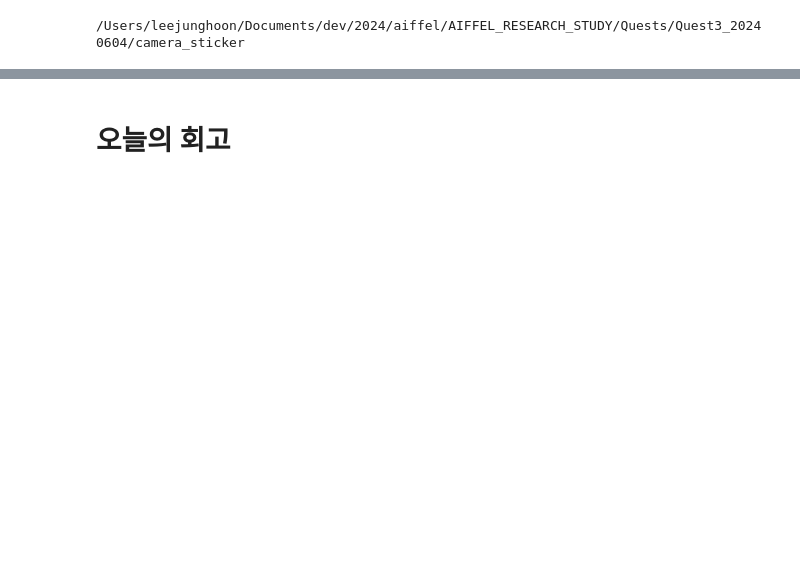
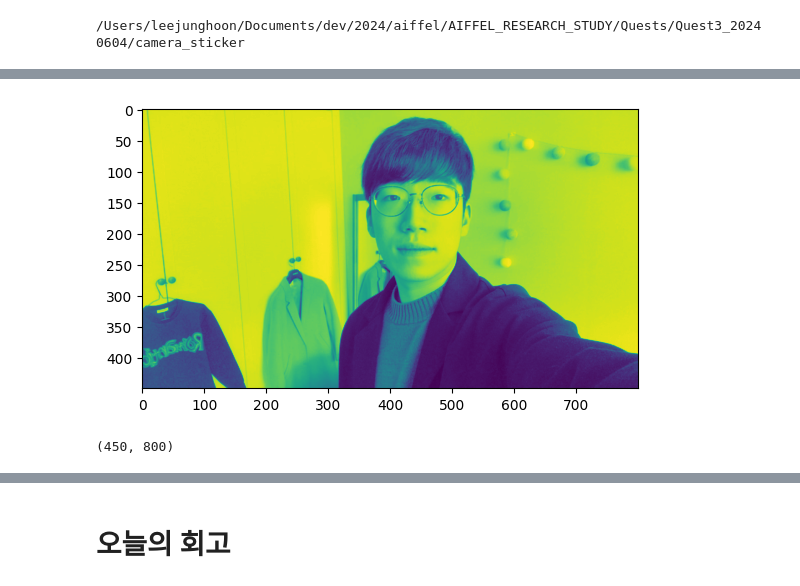
Before and after one commit to coronarita1991/AIFFEL_RESEARCH_STUDY, a Jupyter notebook: Quests/Quest3_20240604/camera_sticker/Camera_app_practice.ipynb, the cells around one changed output, grey strips where cells are left out. Cells and saved outputs as stored; diff of their text form; code cells hidden in the pictures; blank space fills up the shorter version.

```diff
--- a/Quests/Quest3_20240604/camera_sticker/Camera_app_practice.ipynb
+++ b/Quests/Quest3_20240604/camera_sticker/Camera_app_practice.ipynb
@@ -47,0 +90,11 @@ plt.show() # 이미지를 출력해준다. (실제 출력)
+# %%
+img_bgr2 = cv2.imread(my_image_path, 0)    # OpenCV로 이미지를 불러옵니다. 0 : GrayScale
+img_show = img_bgr2.copy()      # 출력용 이미지를 따로 보관합니다
+plt.imshow(img_bgr2) # 이미지를 출력하기 위해 출력할 이미지를 올려준다. (실제 출력은 하지 않음)
+plt.show() # 이미지를 출력해준다. (실제 출력)
+# %% [output]
+[figure, added]
+# %%
+img_bgr2.shape # 2차원으로 채널값이 없다.
+# %% [output]
+(450, 800)
```
Also changed, not shown: parts of 94 cells of this notebook, 1 other file.
